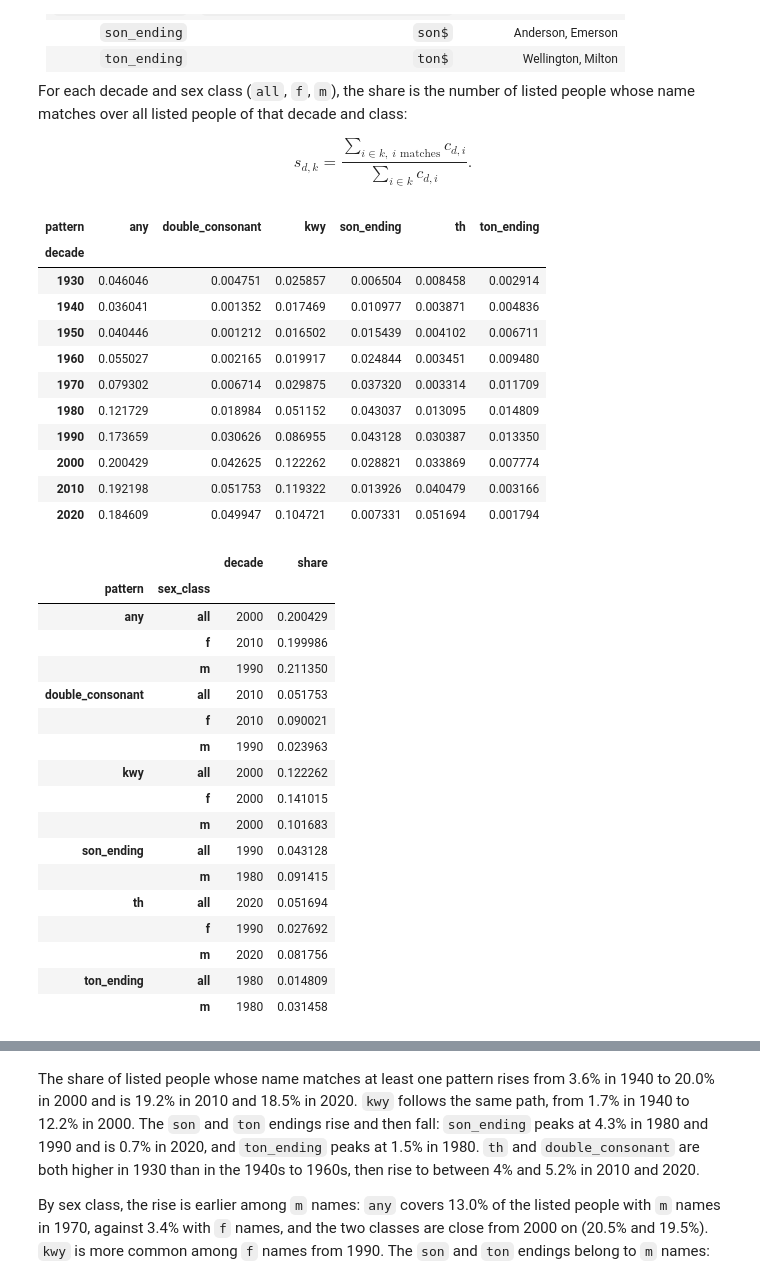
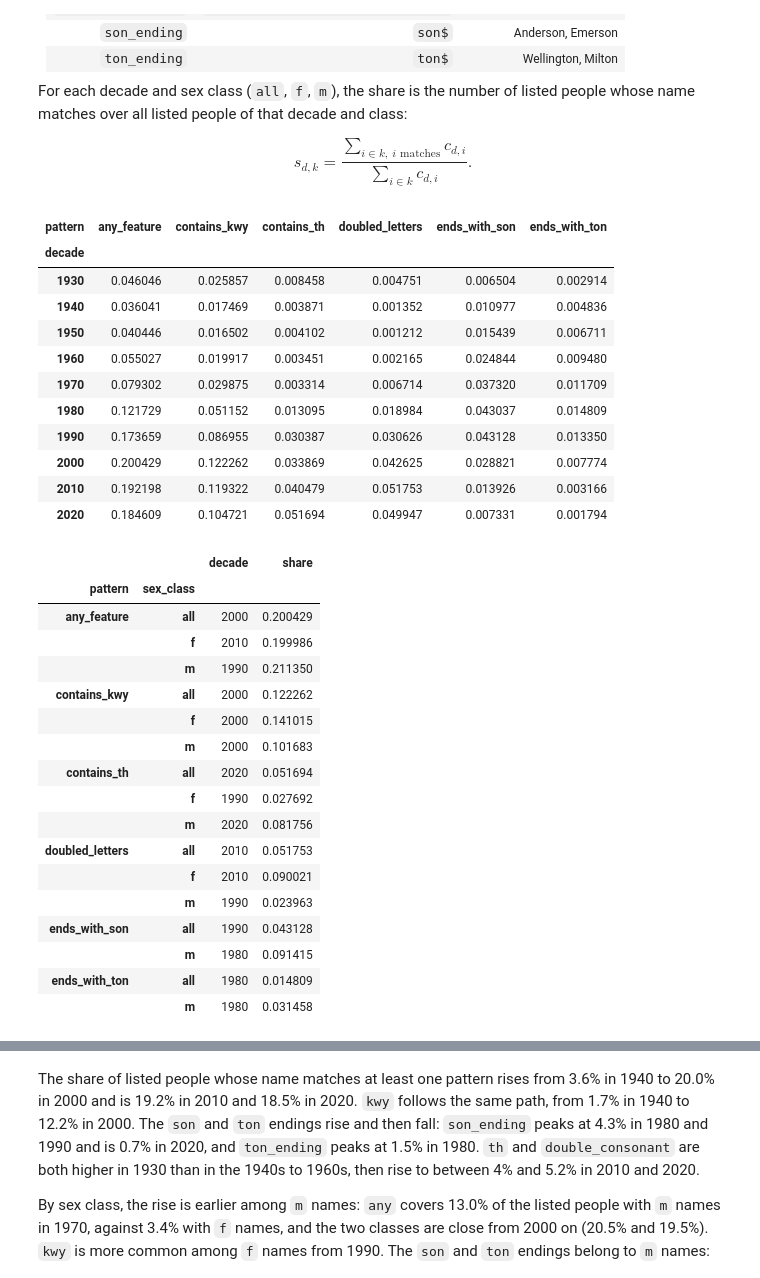
Before and after one commit to jhlopesalves/DataVerso, a Jupyter notebook: projects/002-nomes-brasil/dataverso_002.ipynb, the cells around one changed output, grey strips where cells are left out. Saved outputs shown, nothing was run; the diff lists cells and outputs as text; code cells hidden in the pictures.

```diff
--- a/projects/002-nomes-brasil/dataverso_002.ipynb
+++ b/projects/002-nomes-brasil/dataverso_002.ipynb
@@ -62,7 +62,7 @@ FIGURES_DIR = Path("figures")
 REFERENCE_YEAR = 2022
 
 # Analysis choices: each value is a decision, not a property of the data
-HEAD_COUNT = 4  # the most common national names, studied apart as the "heads"
+LEADING_NAME_COUNT = 4  # the most common national names, studied apart
 TOP_K = (1, 10, 100)  # ranks whose cumulative share the concentration tables report
 GAP_CHECK_NAMES = 20  # common names followed from the national table into the decades
 SEX_CLASS_THRESHOLD = 0.95  # share of bearers that makes a name women's or men's
@@ -90,11 +90,11 @@ DISPLAY_FLOOR = 1e-3  # trajectories are drawn down to a thousandth of their pea
 # Spelling patterns, matched on IBGE's lower-case, unaccented form. Doubled letters
 # leave out rr and ss, which are native Portuguese spellings, and cc.
 SPELLING_PATTERNS = {
-    "kwy": r"[kwy]",
-    "th": r"th",
-    "double_consonant": r"([bdfglmnptz])\1",
-    "son_ending": r"son$",
-    "ton_ending": r"ton$",
+    "contains_kwy": r"[kwy]",
+    "contains_th": r"th",
+    "doubled_letters": r"([bdfglmnptz])\1",
+    "ends_with_son": r"son$",
+    "ends_with_ton": r"ton$",
 }
 
 # Figures: each drawn in Brazilian Portuguese and in English
@@ -864,7 +889,7 @@ pattern_flags = pd.DataFrame(
         for pattern, regex in SPELLING_PATTERNS.items()
     }
 )
-pattern_flags["any"] = pattern_flags.any(axis="columns")
+pattern_flags["any_feature"] = pattern_flags.any(axis="columns")
 flag_columns = list(pattern_flags.columns)
 
 decade_flags = names_decade_classed[["decade", "sex_class", "count"]].join(
@@ -887,67 +912,67 @@ for sex_class, subset in [
     class_table = (
         pd.DataFrame(
             {
-                "people": people.stack(),
+                "matching_people": people.stack(),
                 "share": shares.stack(),
-                "names": names.stack(),
+                "matching_names": names.stack(),
             }
         )
         .rename_axis(["decade", "pattern"])
         .assign(sex_class=sex_class)
         .reset_index()
     )
     spelling_frames.append(class_table)
 
 spelling = pd.concat(spelling_frames, ignore_index=True)[
-    ["decade", "pattern", "sex_class", "people", "share", "names"]
+    ["decade", "pattern", "sex_class", "matching_people", "share", "matching_names"]
 ].sort_values(["decade", "pattern", "sex_class"], ignore_index=True)
 
 display(
     spelling[spelling["sex_class"] == "all"].pivot(
         index="decade", columns="pattern", values="share"
     )
 )
 
 # The peak of each pattern within each sex class where the pattern occurs
 nonzero_spelling = spelling[
     spelling.groupby(["pattern", "sex_class"])["share"].transform("any")
 ]
 display(
     nonzero_spelling.loc[
         nonzero_spelling.groupby(["pattern", "sex_class"])["share"].idxmax(),
         ["pattern", "sex_class", "decade", "share"],
     ].set_index(["pattern", "sex_class"])
 )
 # %% [output]
-| pattern | any | double_consonant | kwy | son_ending | th | ton_ending |
+| pattern | any_feature | contains_kwy | contains_th | doubled_letters | ends_with_son | ends_with_ton |
 | decade |  |  |  |  |  |  |
-| 1930 | 0.046046 | 0.004751 | 0.025857 | 0.006504 | 0.008458 | 0.002914 |
-| 1940 | 0.036041 | 0.001352 | 0.017469 | 0.010977 | 0.003871 | 0.004836 |
-| 1950 | 0.040446 | 0.001212 | 0.016502 | 0.015439 | 0.004102 | 0.006711 |
-| 1960 | 0.055027 | 0.002165 | 0.019917 | 0.024844 | 0.003451 | 0.009480 |
-| 1970 | 0.079302 | 0.006714 | 0.029875 | 0.037320 | 0.003314 | 0.011709 |
-| 1980 | 0.121729 | 0.018984 | 0.051152 | 0.043037 | 0.013095 | 0.014809 |
-| 1990 | 0.173659 | 0.030626 | 0.086955 | 0.043128 | 0.030387 | 0.013350 |
-| 2000 | 0.200429 | 0.042625 | 0.122262 | 0.028821 | 0.033869 | 0.007774 |
-| 2010 | 0.192198 | 0.051753 | 0.119322 | 0.013926 | 0.040479 | 0.003166 |
-| 2020 | 0.184609 | 0.049947 | 0.104721 | 0.007331 | 0.051694 | 0.001794 |
+| 1930 | 0.046046 | 0.025857 | 0.008458 | 0.004751 | 0.006504 | 0.002914 |
+| 1940 | 0.036041 | 0.017469 | 0.003871 | 0.001352 | 0.010977 | 0.004836 |
+| 1950 | 0.040446 | 0.016502 | 0.004102 | 0.001212 | 0.015439 | 0.006711 |
+| 1960 | 0.055027 | 0.019917 | 0.003451 | 0.002165 | 0.024844 | 0.009480 |
+| 1970 | 0.079302 | 0.029875 | 0.003314 | 0.006714 | 0.037320 | 0.011709 |
+| 1980 | 0.121729 | 0.051152 | 0.013095 | 0.018984 | 0.043037 | 0.014809 |
+| 1990 | 0.173659 | 0.086955 | 0.030387 | 0.030626 | 0.043128 | 0.013350 |
+| 2000 | 0.200429 | 0.122262 | 0.033869 | 0.042625 | 0.028821 | 0.007774 |
+| 2010 | 0.192198 | 0.119322 | 0.040479 | 0.051753 | 0.013926 | 0.003166 |
+| 2020 | 0.184609 | 0.104721 | 0.051694 | 0.049947 | 0.007331 | 0.001794 |
 |  |  | decade | share |
 | pattern | sex_class |  |  |
-| any | all | 2000 | 0.200429 |
+| any_feature | all | 2000 | 0.200429 |
 |  | f | 2010 | 0.199986 |
 |  | m | 1990 | 0.211350 |
-| double_consonant | all | 2010 | 0.051753 |
+| contains_kwy | all | 2000 | 0.122262 |
+|  | f | 2000 | 0.141015 |
+|  | m | 2000 | 0.101683 |
+| contains_th | all | 2020 | 0.051694 |
+|  | f | 1990 | 0.027692 |
+|  | m | 2020 | 0.081756 |
+| doubled_letters | all | 2010 | 0.051753 |
 |  | f | 2010 | 0.090021 |
 |  | m | 1990 | 0.023963 |
-| kwy | all | 2000 | 0.122262 |
-|  | f | 2000 | 0.141015 |
-|  | m | 2000 | 0.101683 |
-| son_ending | all | 1990 | 0.043128 |
+| ends_with_son | all | 1990 | 0.043128 |
 |  | m | 1980 | 0.091415 |
-| th | all | 2020 | 0.051694 |
-|  | f | 1990 | 0.027692 |
-|  | m | 2020 | 0.081756 |
-| ton_ending | all | 1980 | 0.014809 |
+| ends_with_ton | all | 1980 | 0.014809 |
 |  | m | 1980 | 0.031458 |
 # %%
 fig, axes = plt.subplots(2, 3, figsize=(13, 6.5), sharex=True, layout="constrained")
```
Also changed, not shown: parts of 20 cells of this notebook, 14 other files.
